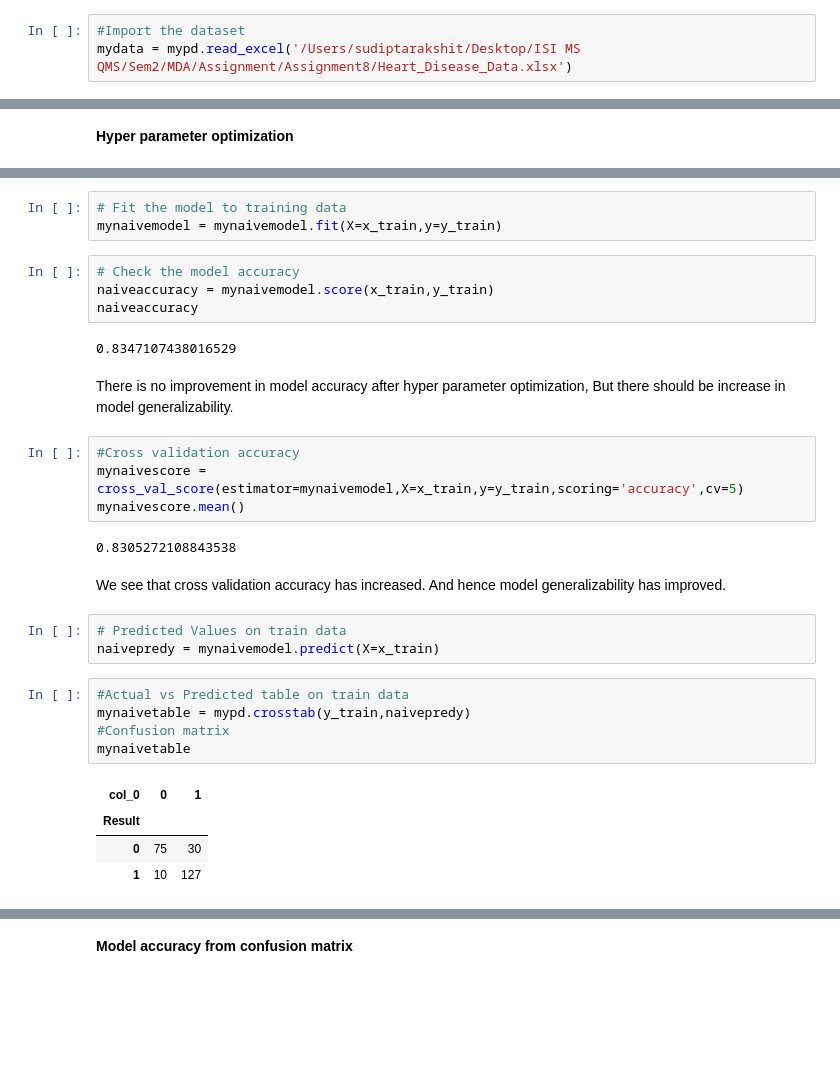
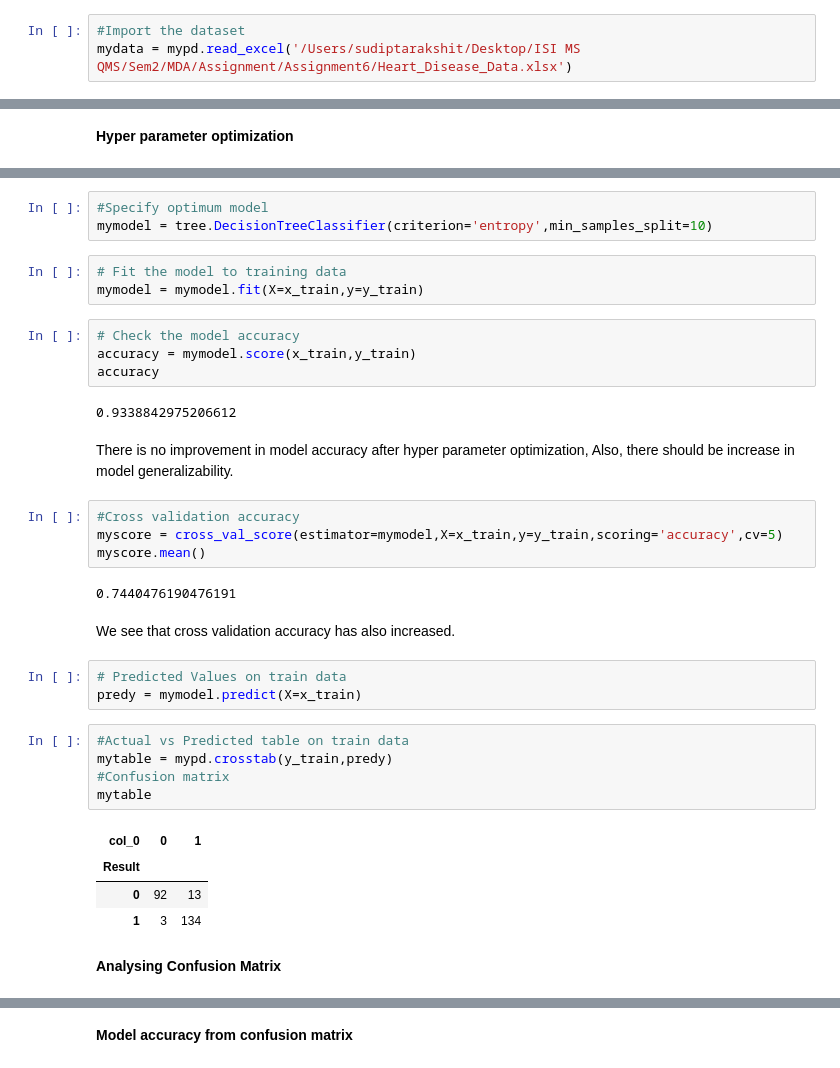
Before and after one commit to sudiptarakshit/Heart-Disease-Detection, a Jupyter notebook: Problem2.ipynb, the cells around one changed output, grey strips where cells are left out. Saved outputs shown, nothing was run; the diff lists cells and outputs as text; blank space fills up the shorter version.

```diff
--- a/Problem2.ipynb
+++ b/Problem2.ipynb
@@ -23,6 +22,6 @@ from sklearn import svm
 # %%
 #Import the dataset
-mydata = mypd.read_excel('/Users/sudiptarakshit/Desktop/ISI MS QMS/Sem2/MDA/Assignment/Assignment8/Heart_Disease_Data.xlsx')
+mydata = mypd.read_excel('/Users/sudiptarakshit/Desktop/ISI MS QMS/Sem2/MDA/Assignment/Assignment6/Heart_Disease_Data.xlsx')
 # %%
 #Explore the dataset
 mydata.head()
@@ -182,32 +185,37 @@ mynaivemodel = GaussianNB(var_smoothing=0.0001)
+# %%
+#Specify optimum model
+mymodel = tree.DecisionTreeClassifier(criterion='entropy',min_samples_split=10)
 # %%
 # Fit the model to training data
-mynaivemodel = mynaivemodel.fit(X=x_train,y=y_train)
+mymodel = mymodel.fit(X=x_train,y=y_train)
 # %%
 # Check the model accuracy
-naiveaccuracy = mynaivemodel.score(x_train,y_train)
-naiveaccuracy
+accuracy = mymodel.score(x_train,y_train)
+accuracy
 # %% [output]
-0.8347107438016529
+0.9338842975206612
 # %% [markdown]
-There is no improvement in model accuracy after hyper parameter optimization, But there should be increase in model generalizability.
+There is no improvement in model accuracy after hyper parameter optimization, Also, there should be increase in model generalizability.
 # %%
 #Cross validation accuracy
-mynaivescore = cross_val_score(estimator=mynaivemodel,X=x_train,y=y_train,scoring='accuracy',cv=5)
-mynaivescore.mean()
+myscore = cross_val_score(estimator=mymodel,X=x_train,y=y_train,scoring='accuracy',cv=5)
+myscore.mean()
 # %% [output]
-0.8305272108843538
+0.7440476190476191
 # %% [markdown]
-We see that cross validation accuracy has increased. And hence model generalizability has improved.
+We see that cross validation accuracy has also increased.
 # %%
 # Predicted Values on train data
-naivepredy = mynaivemodel.predict(X=x_train)
+predy = mymodel.predict(X=x_train)
 # %%
 #Actual vs Predicted table on train data
-mynaivetable = mypd.crosstab(y_train,naivepredy)
+mytable = mypd.crosstab(y_train,predy)
 #Confusion matrix
-mynaivetable
+mytable
 # %% [output]
 | col_0 | 0 | 1 |
 | Result |  |  |
-| 0 | 75 | 30 |
-| 1 | 10 | 127 |
+| 0 | 92 | 13 |
+| 1 | 3 | 134 |
+# %% [markdown]
+**Analysing Confusion Matrix**
```
Also changed, not shown: parts of 173 cells of this notebook.
